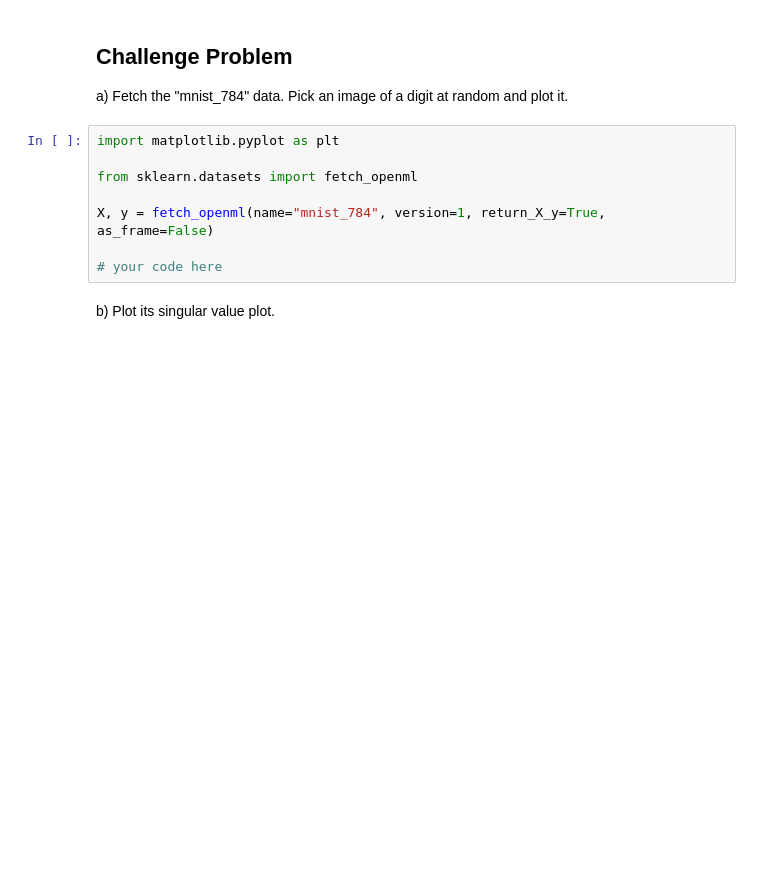
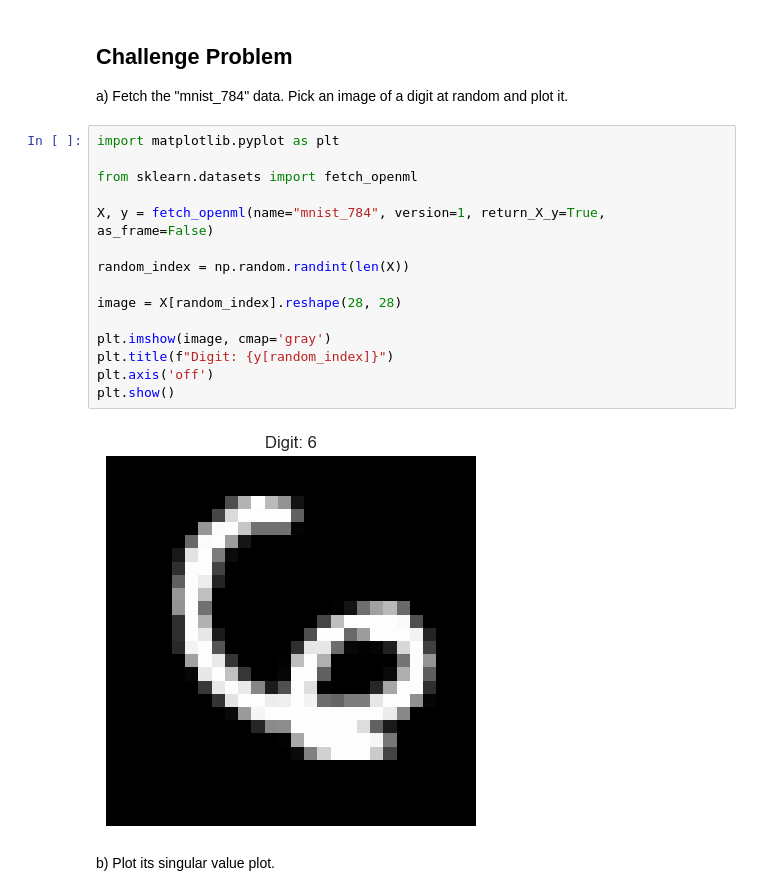
Before and after one commit to stonetharris/CS506, a Jupyter notebook: worksheets/worksheet_10.ipynb, the cells around one changed output. Saved outputs shown, nothing was run; the diff lists cells and outputs as text; blank space fills up the shorter version.

```diff
--- a/worksheets/worksheet_10.ipynb
+++ b/worksheets/worksheet_10.ipynb
@@ -335,10 +355,19 @@ a) Fetch the "mnist_784" data. Pick an image of a digit at random and plot it.
 # %%
 import matplotlib.pyplot as plt
 
 from sklearn.datasets import fetch_openml
 
 X, y = fetch_openml(name="mnist_784", version=1, return_X_y=True, as_frame=False)
 
-# your code here
+random_index = np.random.randint(len(X))
+
+image = X[random_index].reshape(28, 28)
+
+plt.imshow(image, cmap='gray')
+plt.title(f"Digit: {y[random_index]}")
+plt.axis('off')
+plt.show()
+# %% [output]
+[figure, added]
 # %% [markdown]
 b) Plot its singular value plot.
```
Also changed, not shown: parts of 6 cells of this notebook.
